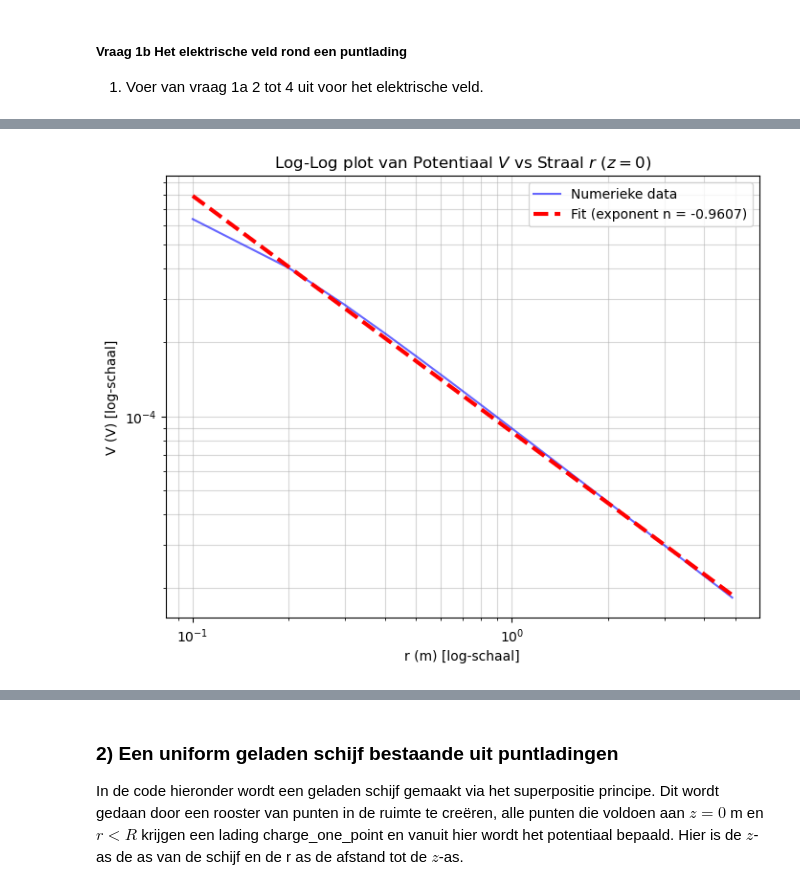
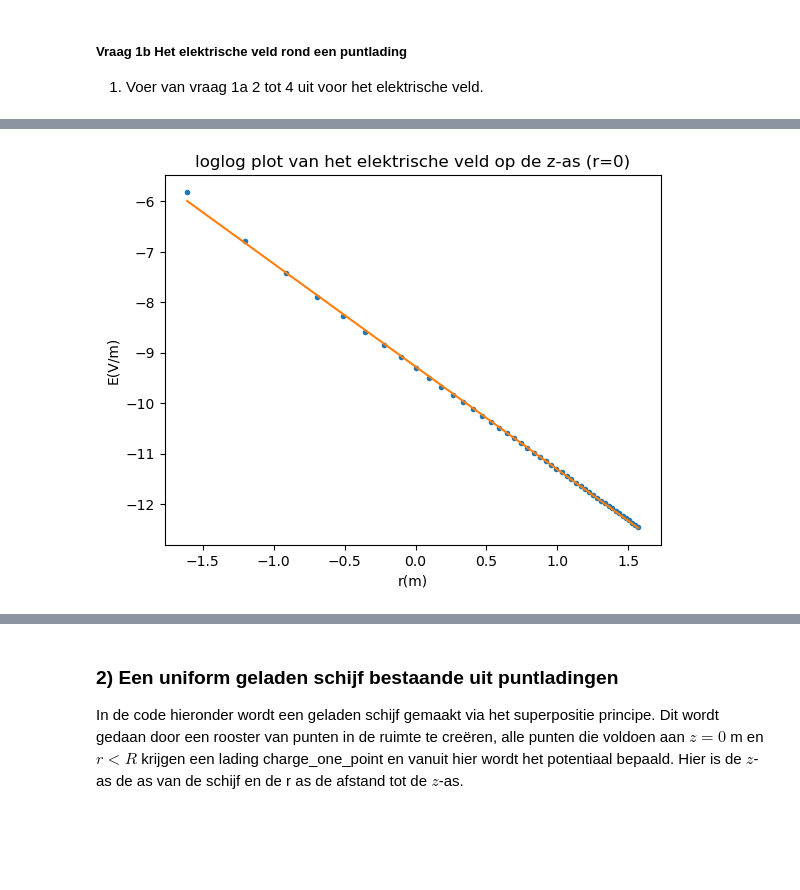
Before and after one commit to carstenschroevers-eng/opdrachten-DEF-D, a Jupyter notebook: DigitaleOntwerpopdrachten/1CondensatorOpdracht/CondensatorOntwerpopdracht.ipynb, the cells around one changed output, grey strips where cells are left out. Drawn from its saved outputs; the diff is of its cells as text; code cells hidden in the pictures; blank space fills up the shorter version.

```diff
--- a/DigitaleOntwerpopdrachten/1CondensatorOpdracht/CondensatorOntwerpopdracht.ipynb
+++ b/DigitaleOntwerpopdrachten/1CondensatorOpdracht/CondensatorOntwerpopdracht.ipynb
@@ -100,50 +159,54 @@ Index voor z = 0m is: 49
 # %%
-#Opgave 2 tot 4
+#potentiaal
+idx_z0 = np.argmin(np.abs(z))
 
-#zorgen dat we geen log(0) krijgen
-rerrprev = r[r > 0]
-Verrprev= V[index_z0, r > 0]
+#lading
+l=1
 
-#Logschaal plot
+v1 = V[idx_z0,:]
+vlog = l*np.log(np.abs(v1[1::]))
+rlog = np.log(r[1::])
+
+#fit
+from scipy.optimize import curve_fit
+def func(x, a, b):
+    return a * x + b
+
+vals,popt = curve_fit(func,rlog,vlog)
+vfit = func(rlog, *vals)
+a=vals[0]
+print(f"de exponent is:{a:.1f} ")
+
 plt.figure()
-plt.loglog(rerrprev,Verrprev)
-plt.xlabel('r (m) [log-schaal]')
-plt.ylabel('V (V) [log-schaal]')
-plt.grid(True, which="both", ls="-", alpha=0.5)
-plt.title('Log-Log plot van Potentiaal $V$ vs Straal $r$ ($z=0$)')
+plt.title("loglogplot van de potentiaal op de z-as (r=0)")
+plt.plot(rlog,vlog,".")
+plt.plot(rlog,vfit)
+plt.xlabel("r(m)")
+plt.ylabel("V(V)")
 plt.show()
 
-#fitting. We doen gewoon een lineaire functie omdat je log tegen log plot.
+#elektrisch veld
+idx_z0 = np.argmin(np.abs(z_for_E))
+
+e1 = normE[idx_z0,:]
+elog = l*np.log(np.abs(e1[1::]))
+rloge = np.log(r_for_E[1::])
+
+#fit
 from scipy.optimize import curve_fit
-def linear_func(x, a, b):
+def func(x, a, b):
     return a * x + b
 
-#De functie is alleen lineair op een bepaald gebied (hoger dan r=1 op basis van aflezing). Dus voor een
-#Normale curve fit moeten we de gegevens daaronder wegfilteren. ik gebruik mask voor deze taak.
+vals,popt = curve_fit(func,rloge,elog)
+efit = func(rloge, *vals)
+a=vals[0]
+print(f"de exponent is:{a:.1f} ")
 
-fit_mask = (r >= 0.1) & (r <= 10.0)
-r_fit_data = r[fit_mask]
-V_fit_data = V[index_z0, fit_mask]
-log_r_fit = np.log10(r_fit_data)
-log_V_fit = np.log10(V_fit_data)
-
-params, _ = curve_fit(linear_func, log_r_fit, log_V_fit)
-n_fit, b_fit = params
-log_V_pred = linear_func(log_r_fit, *params)
-
-plt.figure(figsize=(8, 6))
-plt.loglog(rerrprev, Verrprev, label='Numerieke data', color='blue', alpha=0.6)
-
-plt.loglog(r_fit_data, 10**log_V_pred, color='red', lw=3, ls='--',
-           label=f'Fit (exponent n = {n_fit:.4f})')
-
-plt.xlabel('r (m) [log-schaal]')
-plt.ylabel('V (V) [log-schaal]')
-plt.grid(True, which="both", ls="-", alpha=0.5)
-plt.title('Log-Log plot van Potentiaal $V$ vs Straal $r$ ($z=0$)')
-plt.legend()
+plt.figure()
+plt.title("loglog plot van het elektrische veld op de z-as (r=0)")
+plt.plot(rloge,elog,".")
+plt.plot(rloge,efit)
+plt.xlabel("r(m)")
+plt.ylabel("E(V/m)")
 plt.show()
-
-#laatste print
-print(f"Berekende exponent n: {n_fit:.4f}")
 # %% [output]
@@ -151 +216 @@ print(f"Berekende exponent n: {n_fit:.4f}")
-[figure, old version]
+[figure, new version]
```
Also changed, not shown: parts of 6 cells of this notebook.
